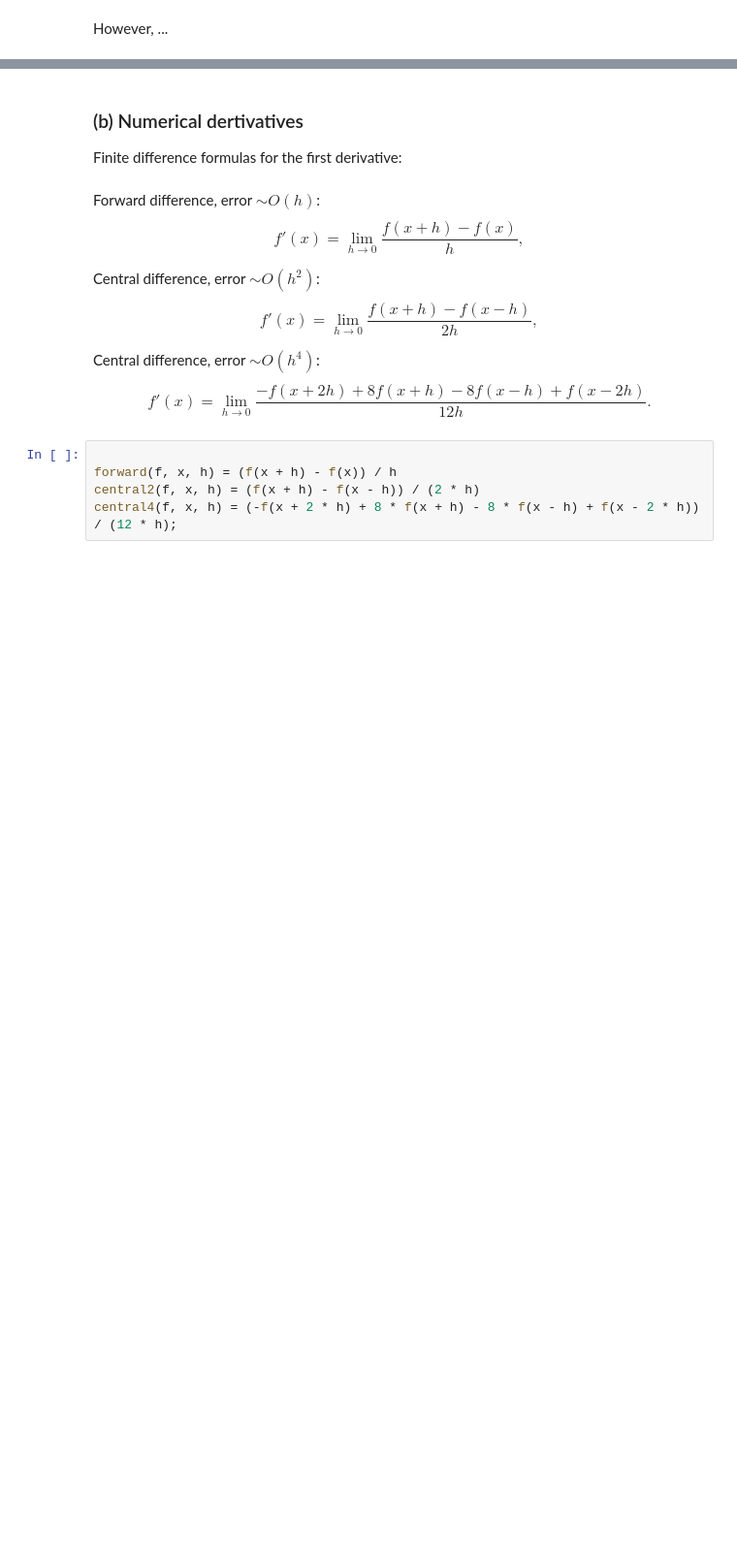
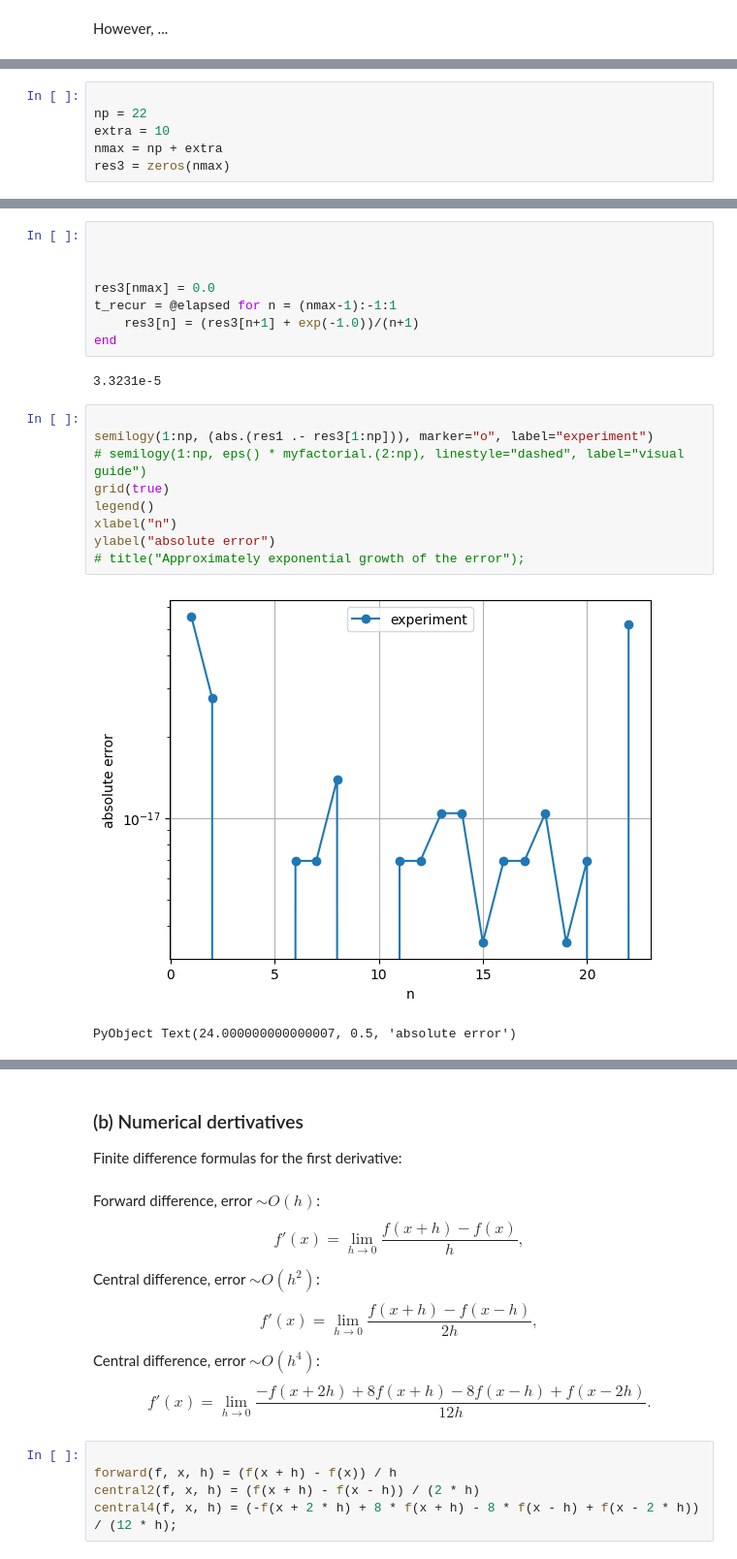
Before and after one commit to PHYS-2200-Computational-Physics-Course/phys2200-lectures-rozmanmg, a Jupyter notebook: lecture20-22/floatingpoint.ipynb, the cells around one changed output, grey strips where cells are left out. Shown at 97% size. Drawn from its saved outputs; the diff is of its cells as text; blank space fills up the shorter version.

```diff
--- a/lecture20-22/floatingpoint.ipynb
+++ b/lecture20-22/floatingpoint.ipynb
@@ -104,0 +123,6 @@ title("Approximately exponential growth of the error");
+# %%
+
+np = 22
+extra = 10
+nmax = np + extra
+res3 = zeros(nmax)
@@ -104,0 +147,22 @@ title("Approximately exponential growth of the error");
+# %%
+
+
+
+res3[nmax] = 0.0
+t_recur = @elapsed for n = (nmax-1):-1:1
+    res3[n] = (res3[n+1] + exp(-1.0))/(n+1)
+end
+# %% [output]
+3.3231e-5
+# %%
+
+semilogy(1:np, (abs.(res1 .- res3[1:np])), marker="o", label="experiment")
+# semilogy(1:np, eps() * myfactorial.(2:np), linestyle="dashed", label="visual guide")
+grid(true)
+legend()
+xlabel("n")
+ylabel("absolute error")
+# title("Approximately exponential growth of the error");
+# %% [output]
+[figure, added]
+PyObject Text(24.000000000000007, 0.5, 'absolute error')
```
Also changed, not shown: parts of 20 cells of this notebook.
